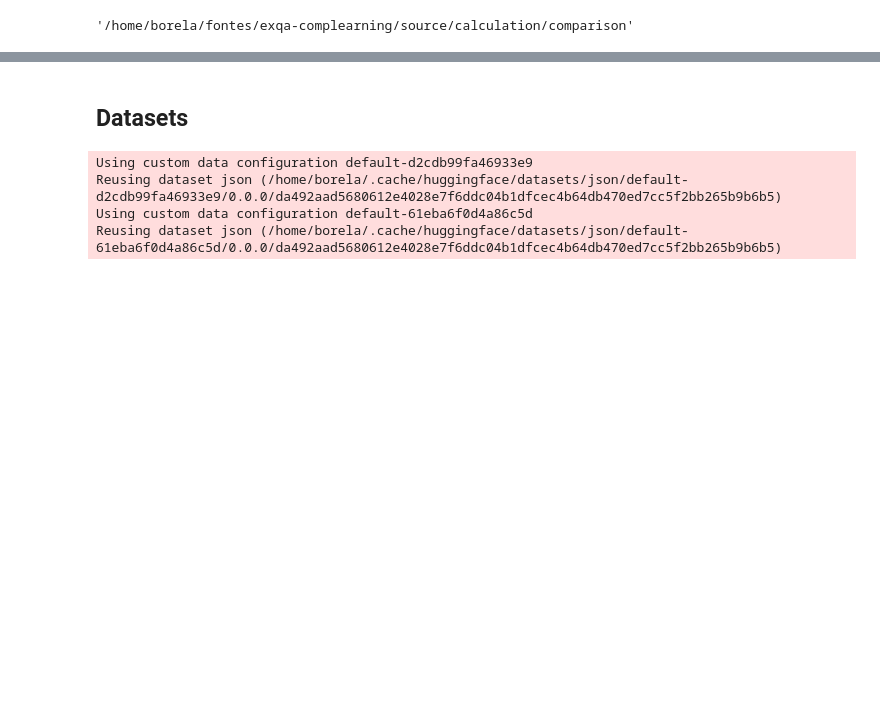
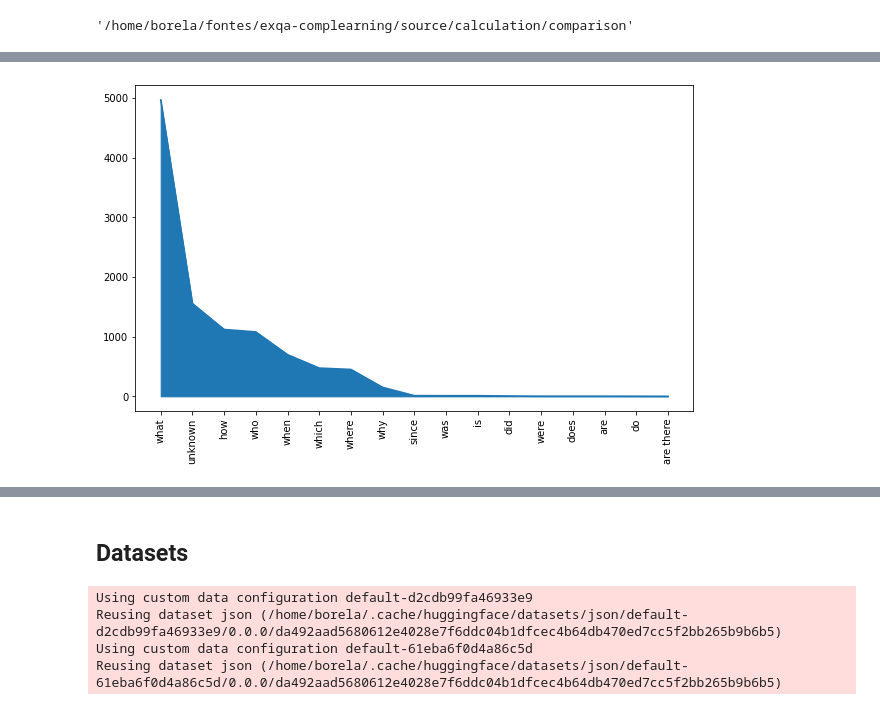
Before and after one commit to marcusborela/exqa-complearning, a Jupyter notebook: source/calculation/comparison/explore_results.ipynb, the cells around one changed output, grey strips where cells are left out. Saved outputs shown, nothing was run; the diff lists cells and outputs as text; code cells hidden in the pictures; blank space fills up the shorter version.

```diff
--- a/source/calculation/comparison/explore_results.ipynb
+++ b/source/calculation/comparison/explore_results.ipynb
@@ -16,2 +42,15 @@ import pandas as pd
 # %%
 from source.data_related import squad_related
+# %%
+squad_dataset_en = squad_related.load_squad_dataset_1_1(parm_language='en')
+squad_dataset_pt = squad_related.load_squad_dataset_1_1(parm_language='pt')
+
+squad_columns_remove = ['title','context','question','answer_start','answer_text']
+
+df_squad_en = squad_dataset_en.df
+df_squad_en['ind_language'] = 'en'
+df_squad_en.drop(columns=squad_columns_remove, axis=1, inplace=True)
+
+df_squad_pt = squad_dataset_pt.df
+df_squad_pt['ind_language'] = 'pt'
+df_squad_pt.drop(columns=squad_columns_remove, axis=1, inplace=True)
@@ -17,0 +196,8 @@ from source.data_related import squad_related
+# %%
+fig, ax = plt.subplots(1, 1, figsize=figsize)
+df_squad_en.question_type.value_counts().plot(kind='area', ax=ax)
+contadores = df_squad_en.question_type.value_counts()
+_ = plt.xticks(range(len(contadores)), contadores.index.values, rotation='vertical')
+# area_total_question_per_type.png
+# %% [output]
+[figure, added]
```
Also changed, not shown: parts of 100 cells of this notebook, 15 other files.
